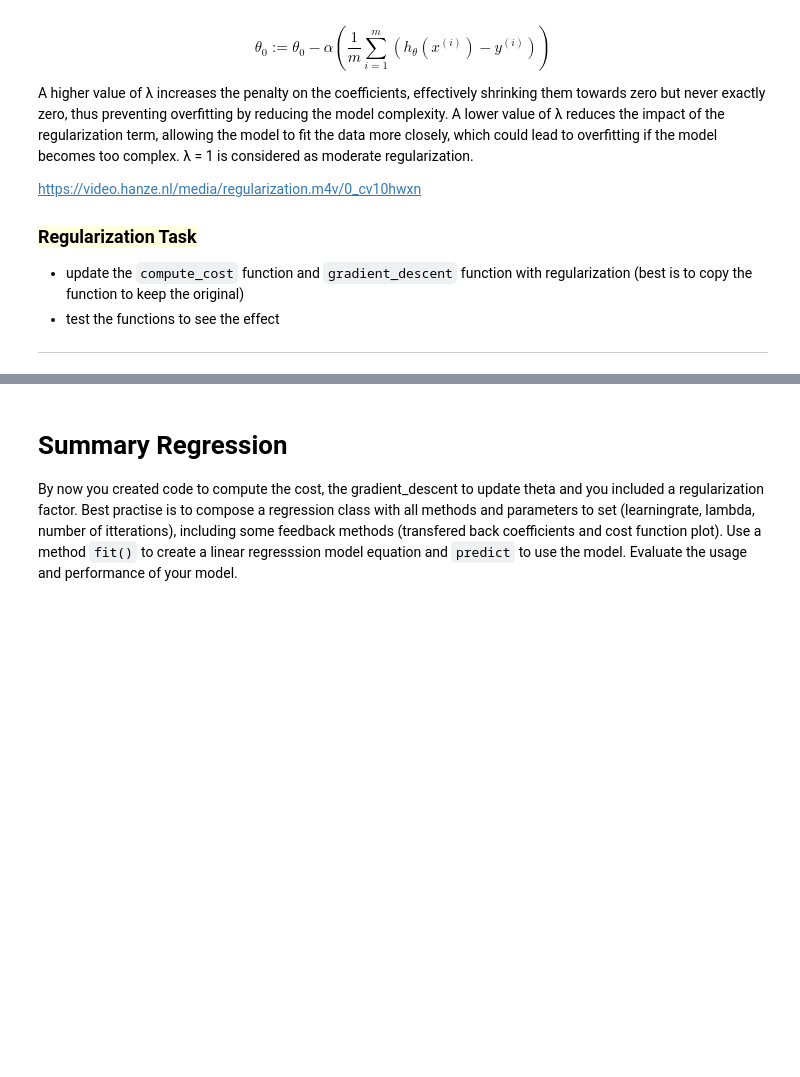
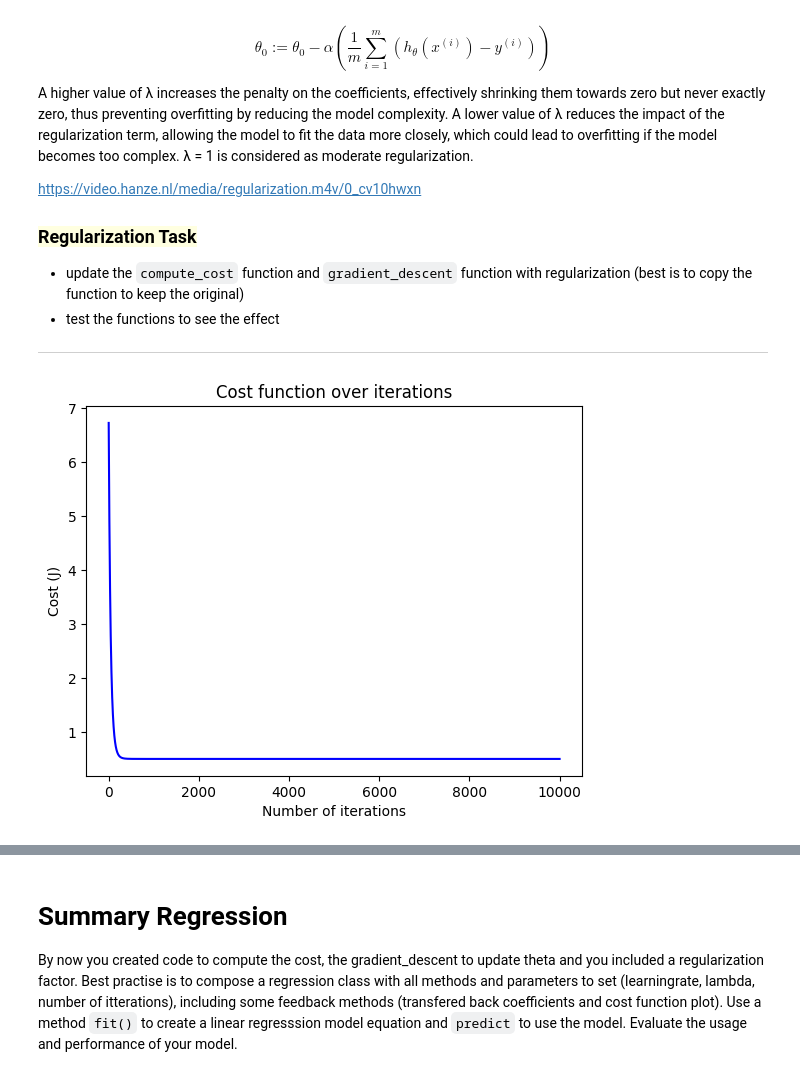
Before and after one commit to MaryEsmaeili/Regression, a Jupyter notebook: Assignment_Regression.ipynb, the cells around one changed output, grey strips where cells are left out. Cells and saved outputs as stored; diff of their text form; code cells hidden in the pictures; blank space fills up the shorter version.

```diff
--- a/Assignment_Regression.ipynb
+++ b/Assignment_Regression.ipynb
@@ -577,0 +565,90 @@ def gradient_descent(X, y, theta, alpha, num_iters, lambda_):
+# %%
+def compute_cost(X, y, theta, lambda_):
+    """
+    This method calculates the regularized cost of the current values of theta.
+    """
+    m = len(y)
+    yhat = X @ theta  # Predicted values (hypothesis)
+    error = yhat - y  # Errors
+
+    # Cost function without regularization
+    J = (1 / (2 * m)) * np.sum(error ** 2)
+
+    # Add regularization term (excluding theta[0])
+    reg_term = (lambda_ / (2 * m)) * np.sum(theta[1:] ** 2)
+    J += reg_term
+    return J
+
+def gradient_descent(X, y, theta, alpha, num_iters, lambda_):
+    """
+    Perform gradient descent with regularization to update theta.
+    """
+    m = len(y)  # Number of training examples
+    J_history = np.zeros(num_iters)  # To store cost values
+
+    for i in range(num_iters):
+        # Calculate predictions (hypothesis)
+        y_hat = X @ theta
+
+        # Compute errors
+        error = y_hat - y
+
+        # Gradient for theta_0 (intercept) - no regularization
+        theta_0_gradient = (1 / m) * (X[:, 0].T @ error)
+
+        # Gradient for theta_1 to theta_n (with regularization)
+        theta_rest_gradient = (1 / m) * (X[:, 1:].T @ error) + (lambda_ / m) * theta[1:]
+
+        # Update theta_0 separately (no regularization)
+        theta[0] = theta[0] - alpha * theta_0_gradient
+
+        # Update the rest of theta (with regularization)
+        theta[1:] = theta[1:] - alpha * theta_rest_gradient
+
+        # Save the cost J at each iteration
+        J_history[i] = compute_cost(X, y, theta, lambda_)
+    return theta, J_history
+
+# YOUR CODE HERE
+# Load dataset for regression
+df_logS = pd.read_csv('https://raw.githubusercontent.com/dataprofessor/data/master/delaney_solubility_with_descriptors.csv')
+
+# Prepare data
+def data_preparation(data):
+    y = df_logS['logS'].values
+    X = df_logS.drop('logS', axis=1).values
+    # Add intercept term (column of ones)
+    X = np.c_[np.ones(X.shape[0]), X]
+    theta = np.linalg.solve(X.T @ X, X.T @ y)
+    return X, y, theta
+
+X, y, theta = data_preparation(df_logS)
+
+# Scale X
+scaler = StandardScaler()
+X_scaled = scaler.fit_transform(X[:, 1:])  # Scaling only the features (excluding the intercept term)
+X_scaled = np.c_[np.ones(X_scaled.shape[0]), X_scaled]  # Add back the intercept term
+
+# Set hyperparameters
+alpha = 0.01  # Learning rate
+num_iters = 10000  # Number of iterations
+lambda_ = 1.0  # Regularization parameter
+
+# Run gradient descent with regularization
+theta, J_history = gradient_descent(X_scaled, y, theta, alpha, num_iters, lambda_)
+
+# Plot the cost function over iterations
+draw_costs(J_history)
+
+# Output the final values of theta
+print("Theta:", theta)
+
+# Calculate and print the final cost
+final_cost = compute_cost(X_scaled, y, theta, lambda_)
+print("Final cost:", final_cost)
+
+# Reverse the theta values to the original scale
+theta_original = reverse_theta(theta, scaler)
+print("Theta (original scale):", theta_original)
+# %% [output]
+[figure, added]
```
Also changed, not shown: parts of 11 cells of this notebook.
